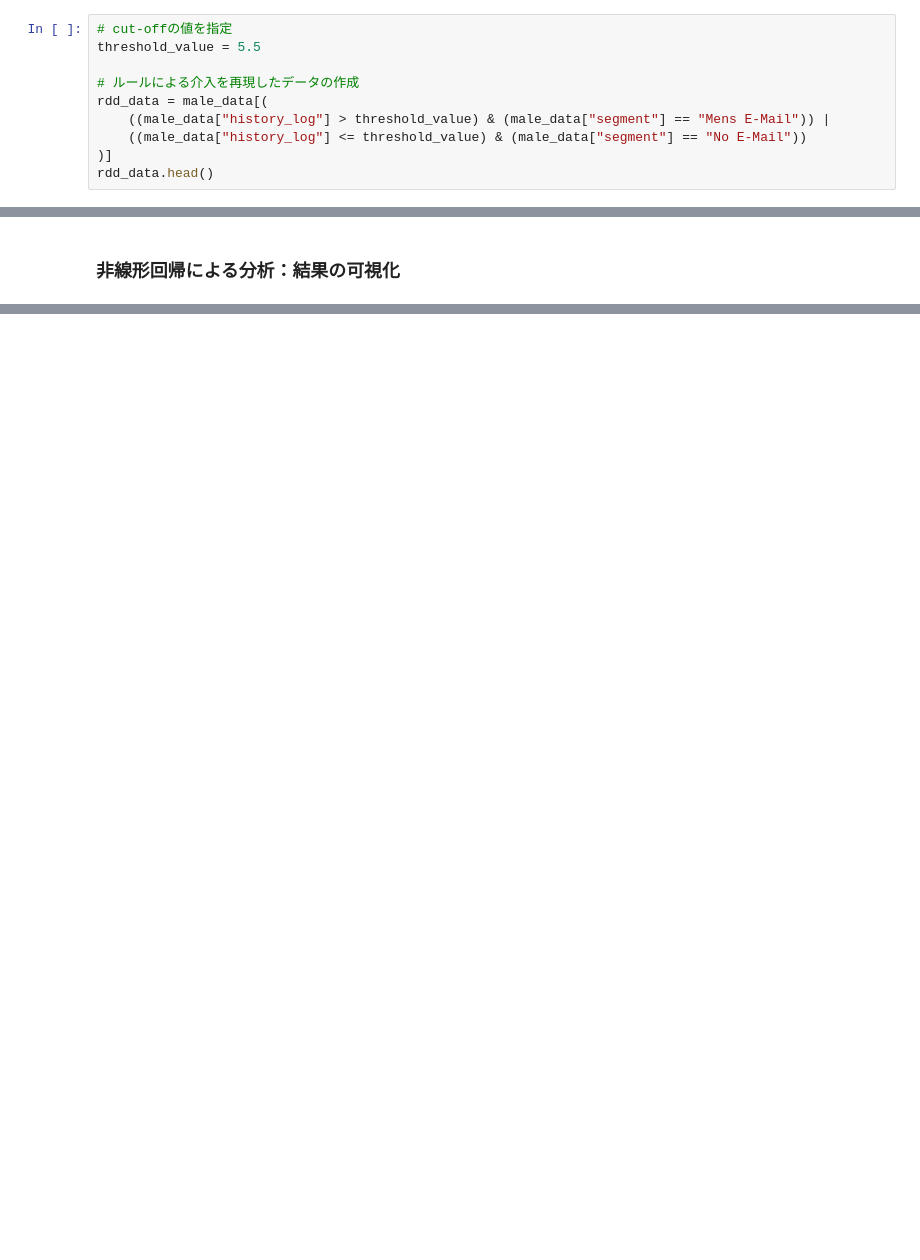
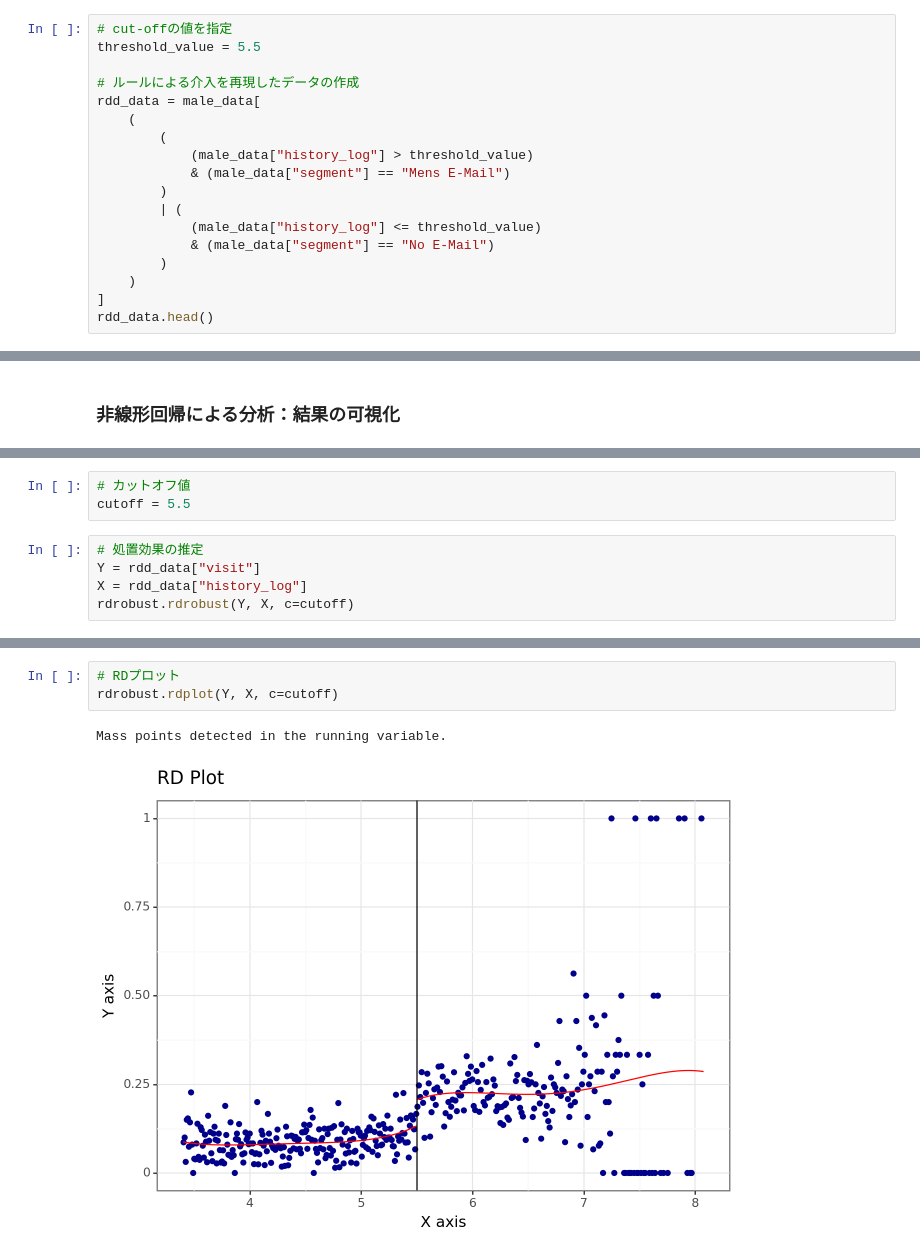
Before and after one commit to Kay-YOSHI/Causal-Inference, a Jupyter notebook: Ch5_RDD.ipynb, the cells around one changed output, grey strips where cells are left out. Saved outputs shown, nothing was run; the diff lists cells and outputs as text; blank space fills up the shorter version.

```diff
--- a/Ch5_RDD.ipynb
+++ b/Ch5_RDD.ipynb
@@ -76,10 +101,18 @@ Name: visit, dtype: float64
 threshold_value = 5.5
 
 # ルールによる介入を再現したデータの作成
-rdd_data = male_data[(
-    ((male_data["history_log"] > threshold_value) & (male_data["segment"] == "Mens E-Mail")) |
-    ((male_data["history_log"] <= threshold_value) & (male_data["segment"] == "No E-Mail"))
-)]
+rdd_data = male_data[
+    (
+        (
+            (male_data["history_log"] > threshold_value)
+            & (male_data["segment"] == "Mens E-Mail")
+        )
+        | (
+            (male_data["history_log"] <= threshold_value)
+            & (male_data["segment"] == "No E-Mail")
+        )
+    )
+]
 rdd_data.head()
 # %% [output]
 |  | recency | history_segment | history | mens | womens | zip_code | newbie | channel | segment | visit | ... |
@@ -278,0 +445,8 @@ ax.grid(True)
+# %%
+# カットオフ値
+cutoff = 5.5
+# %%
+# 処置効果の推定
+Y = rdd_data["visit"]
+X = rdd_data["history_log"]
+rdrobust.rdrobust(Y, X, c=cutoff)
@@ -278,0 +471,6 @@ ax.grid(True)
+# %%
+# RDプロット
+rdrobust.rdplot(Y, X, c=cutoff)
+# %% [output]
+Mass points detected in the running variable.
+[figure, added]
```
Also changed, not shown: parts of 30 cells of this notebook.
